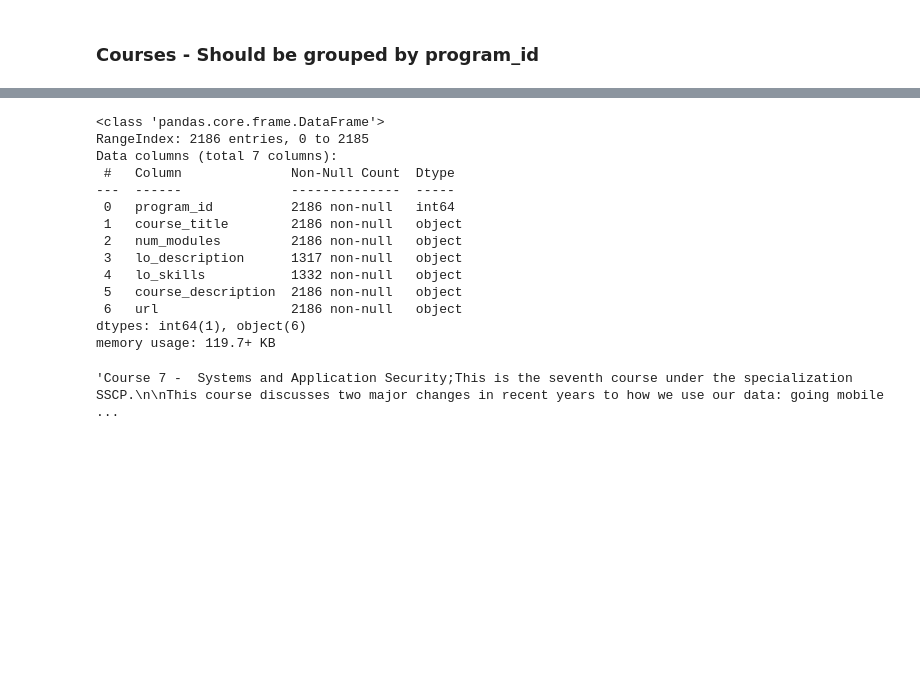
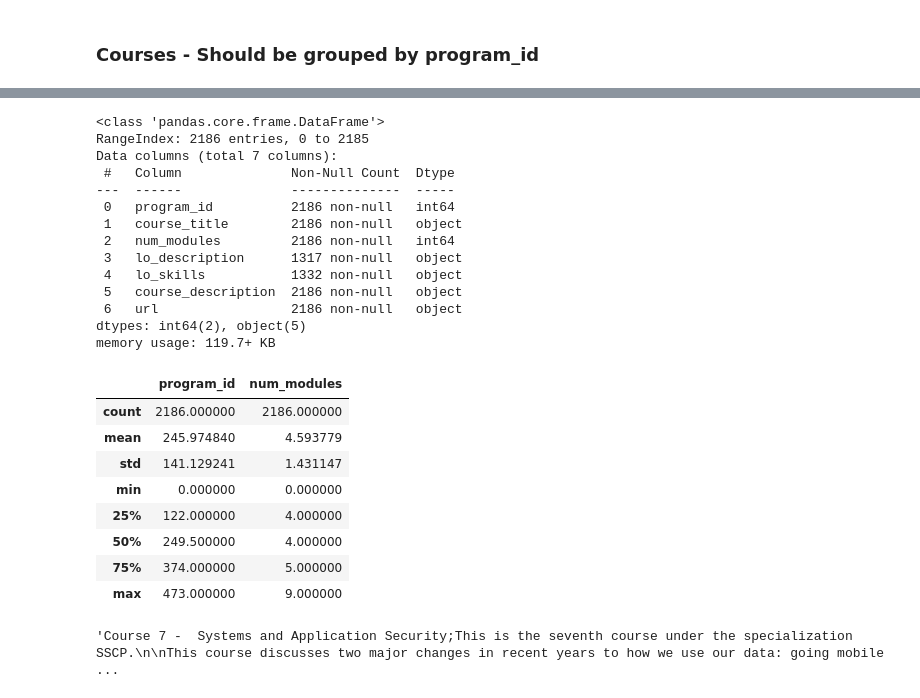
Before and after one commit to sriyanope/IS450-Project, a Jupyter notebook: eda.ipynb, the cells around one changed output, grey strips where cells are left out. Saved outputs shown, nothing was run; the diff lists cells and outputs as text; code cells hidden in the pictures; blank space fills up the shorter version.

```diff
--- a/eda.ipynb
+++ b/eda.ipynb
@@ -116,21 +126,31 @@ course.head()
 | 4 | 0 | Cryptography | 1 | NaN | NaN | Course 5 - Cryptography;This is t... | https://www.coursera.org/learn/cr... |
 # %%
 course.info()
+course.describe()
 # %% [output]
 <class 'pandas.core.frame.DataFrame'>
 RangeIndex: 2186 entries, 0 to 2185
 Data columns (total 7 columns):
  #   Column              Non-Null Count  Dtype
 ---  ------              --------------  -----
  0   program_id          2186 non-null   int64
  1   course_title        2186 non-null   object
- 2   num_modules         2186 non-null   object
+ 2   num_modules         2186 non-null   int64
  3   lo_description      1317 non-null   object
  4   lo_skills           1332 non-null   object
  5   course_description  2186 non-null   object
  6   url                 2186 non-null   object
-dtypes: int64(1), object(6)
+dtypes: int64(2), object(5)
 memory usage: 119.7+ KB
+|  | program_id | num_modules |
+| count | 2186.000000 | 2186.000000 |
+| mean | 245.974840 | 4.593779 |
+| std | 141.129241 | 1.431147 |
+| min | 0.000000 | 0.000000 |
+| 25% | 122.000000 | 4.000000 |
+| 50% | 249.500000 | 4.000000 |
+| 75% | 374.000000 | 5.000000 |
+| max | 473.000000 | 9.000000 |
 # %%
 course["course_description"][0]
 # %% [output]
```
Also changed, not shown: parts of 5 cells of this notebook, 1 other file.
